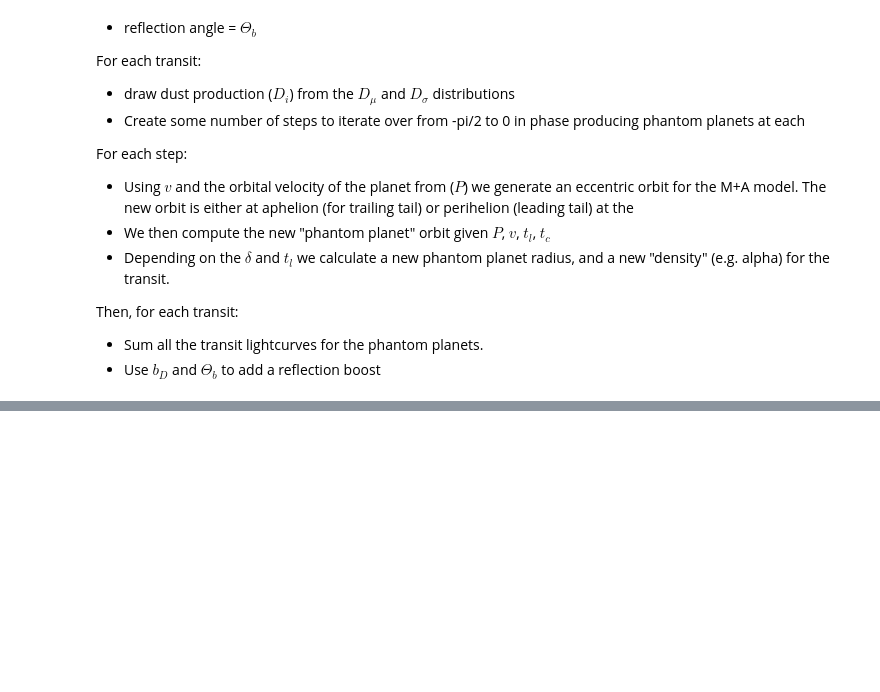
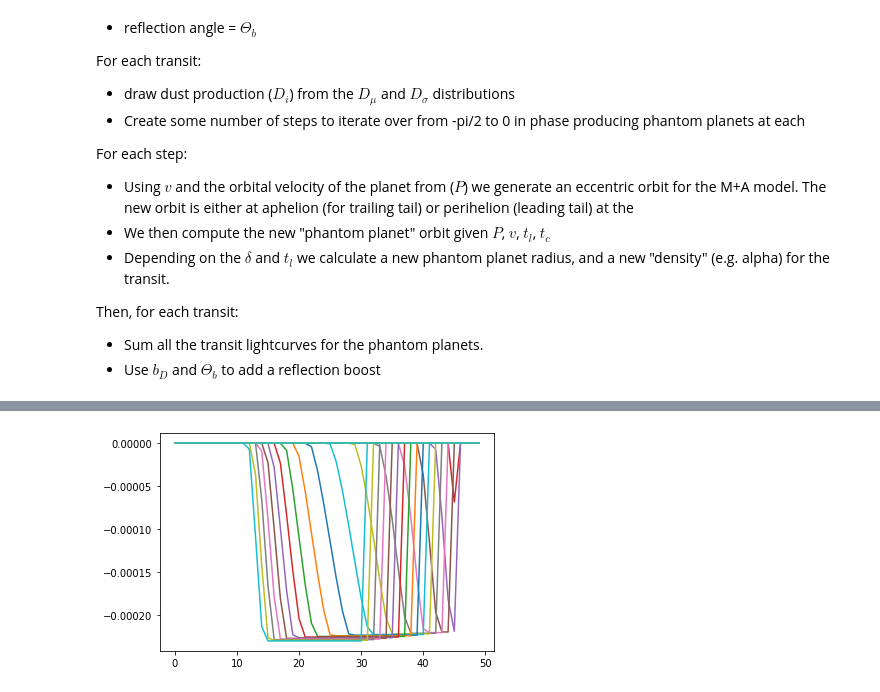
Before and after one commit to hposborn/project-find-evaporators, a Jupyter notebook: Model Ideas Notes.ipynb, the cells around one changed output, grey strips where cells are left out. Drawn from its saved outputs; the diff is of its cells as text; code cells hidden in the pictures; blank space fills up the shorter version.

```diff
--- a/Model Ideas Notes.ipynb
+++ b/Model Ideas Notes.ipynb
@@ -103,0 +267,5 @@ def EvapModel(t, paramdic, use_gp=True, n_steps=10):
+# %%
+for n in range(n_steps):
+    plt.plot(map_estimate['all_lcs_0'][100:150,n])
+# %% [output]
+[figure, added]
```
Also changed, not shown: parts of 28 cells of this notebook, 2 other files.
